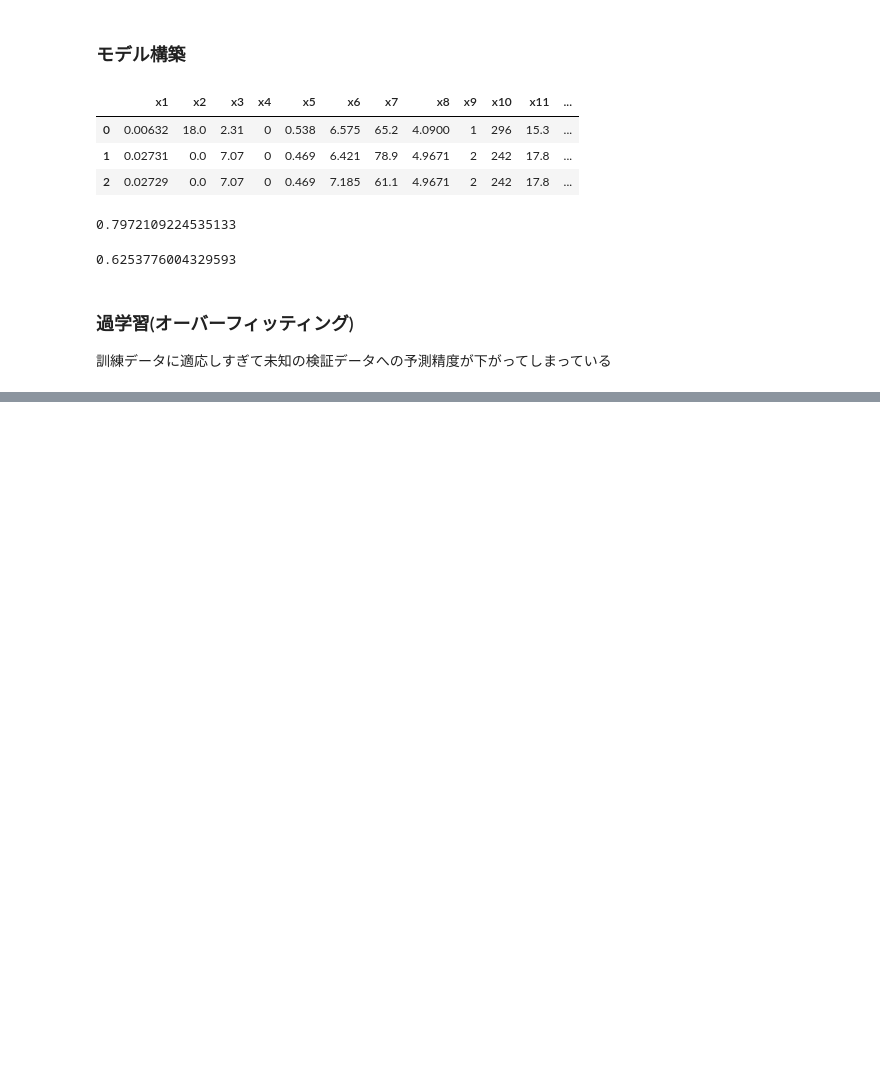
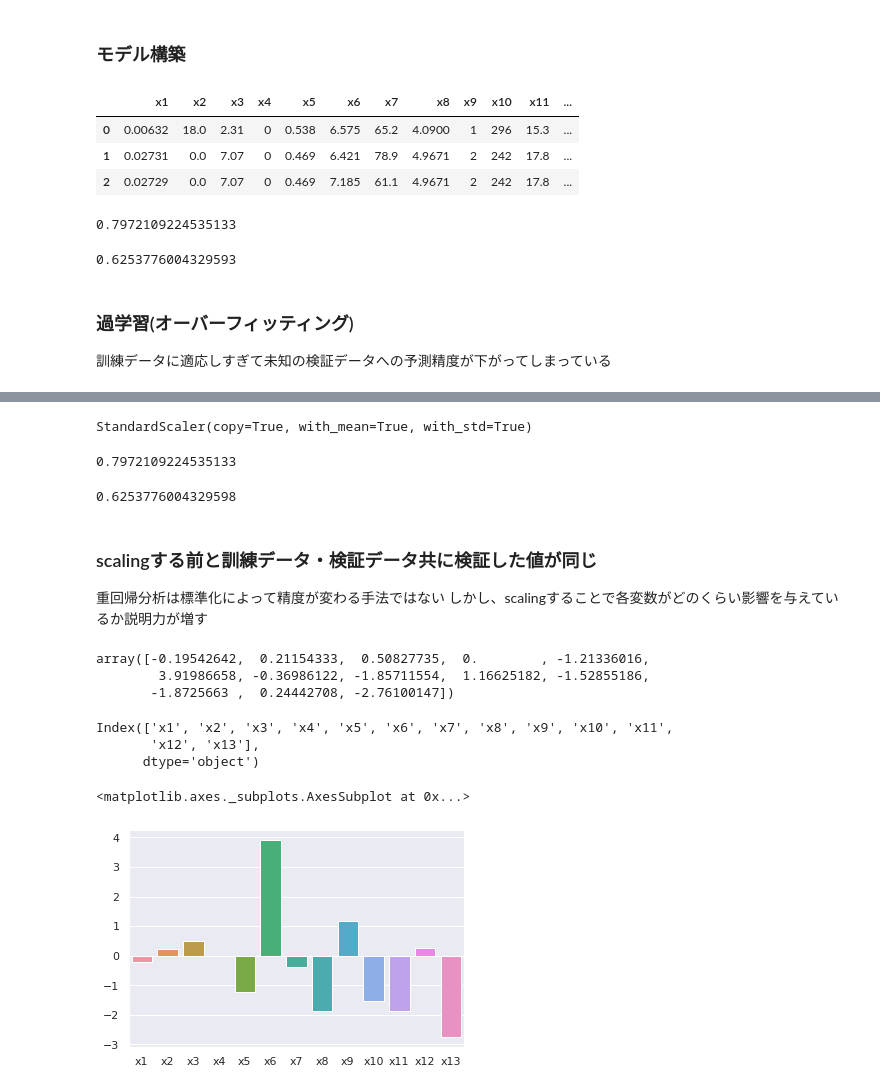
Before and after one commit to ErinaYoshida/kikagaku, a Jupyter notebook: 重回帰分析2.ipynb, the cells around one changed output, grey strips where cells are left out. Saved outputs shown, nothing was run; the diff lists cells and outputs as text; code cells hidden in the pictures; blank space fills up the shorter version.

```diff
--- a/重回帰分析2.ipynb
+++ b/重回帰分析2.ipynb
@@ -133,0 +139,48 @@ model.score(x_test, t_test)
+# %%
+# インスタンス化
+scaler = StandardScaler()
+# %%
+# scalerの学習(平均と標準偏差の算出)
+scaler.fit(x_train)
+# %% [output]
+StandardScaler(copy=True, with_mean=True, with_std=True)
+# %%
+# scaling
+x_train2 = scaler.transform(x_train)
+x_test2 = scaler.transform(x_test)
+# %%
+# モデルの学習
+model = LinearRegression().fit(x_train2, t_train)
+# %%
+# モデルの検証(訓練データ)
+model.score(x_train2, t_train)
+# %% [output]
+0.7972109224535133
+# %%
+# モデルの検証(検証データ)
+model.score(x_test2, t_test)
+# %% [output]
+0.6253776004329598
+# %% [markdown]
+### scalingする前と訓練データ・検証データ共に検証した値が同じ
+重回帰分析は標準化によって精度が変わる手法ではない
+しかし、scalingすることで各変数がどのくらい影響を与えているか説明力が増す
+# %%
+# パラメータの確認
+model.coef_
+# %% [output]
+array([-0.19542642,  0.21154333,  0.50827735,  0.        , -1.21336016,
+        3.91986658, -0.36986122, -1.85711554,  1.16625182, -1.52855186,
+       -1.8725663 ,  0.24442708, -2.76100147])
+# %%
+x.columns
+# %% [output]
+Index(['x1', 'x2', 'x3', 'x4', 'x5', 'x6', 'x7', 'x8', 'x9', 'x10', 'x11',
+       'x12', 'x13'],
+      dtype='object')
+# %%
+# パラメータの可視化
+sns.barplot(x=x.columns, y=model.coef_)
+# %% [output]
+<matplotlib.axes._subplots.AxesSubplot at 0x...>
+[figure, added]
```
Also changed, not shown: parts of 2 cells of this notebook.
